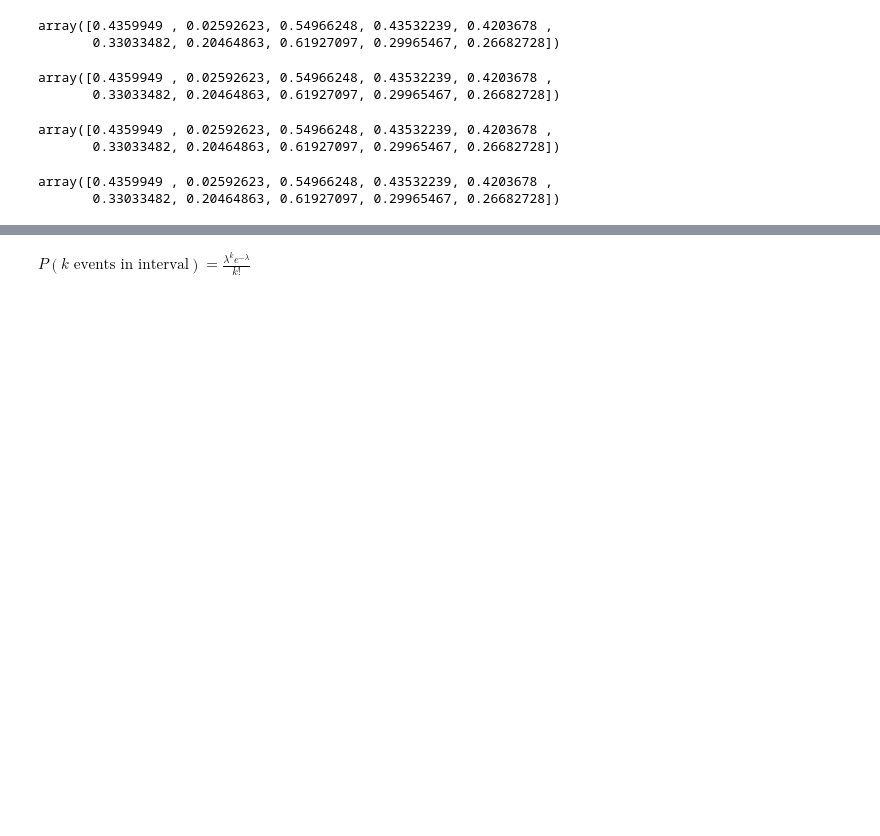
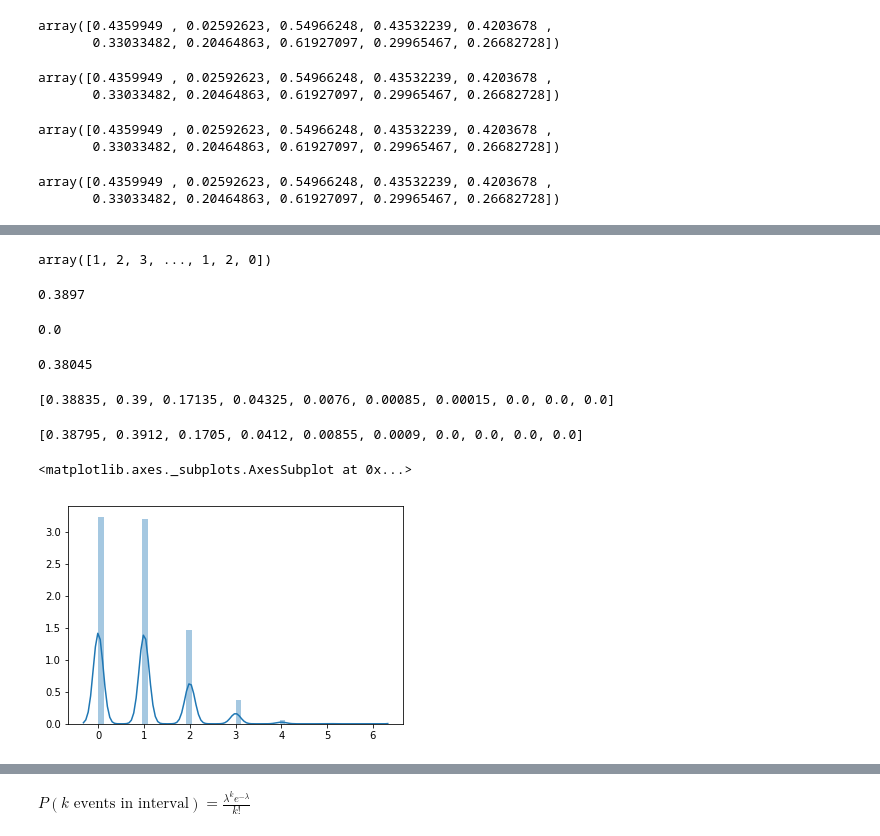
Before and after one commit to angela1C/Programming-for-Data-Analysis-numpy.random-project-2019, a Jupyter notebook: NumpyRandom.ipynb, the cells around one changed output, grey strips where cells are left out. Saved outputs shown, nothing was run; the diff lists cells and outputs as text; code cells hidden in the pictures; blank space fills up the shorter version.

```diff
--- a/NumpyRandom.ipynb
+++ b/NumpyRandom.ipynb
@@ -1511,0 +1653,31 @@ Drawn samples from the parameterized binomial distribution, where each sample is
+# %%
+np.random.binomial(9, 0.1, 20000)
+# %% [output]
+array([1, 2, 3, ..., 1, 2, 0])
+# %%
+sum(np.random.binomial(9, 0.1, 20000) == 0)/20000.
+# %% [output]
+0.3897
+# %%
+sum(np.random.binomial(9, 0.1, 20000) == 9)/20000.
+# %% [output]
+0.0
+# %%
+sum(np.random.binomial(9, 0.1, 20000) == 1)/20000.
+# %% [output]
+0.38045
+# %%
+n,p,size = 9, 0.1, 20000 ## set the probability of success, number of bernouilli trials and number of samples or experiments
+g = lambda x: sum(np.random.binomial(n,p,size)==x)/20000 #
+
+[g(i) for i in range(10)] ## run the lambda function g to get the probabilities for the numbers in the range 0 to 9
+[np.mean(g(i)) for i in range(10)] # get the average
+# %% [output]
+[0.38835, 0.39, 0.17135, 0.04325, 0.0076, 0.00085, 0.00015, 0.0, 0.0, 0.0]
+[0.38795, 0.3912, 0.1705, 0.0412, 0.00855, 0.0009, 0.0, 0.0, 0.0, 0.0]
+# %%
+s1 = np.random.binomial(9, 0.1, 20000)
+sns.distplot(s1)
+# %% [output]
+<matplotlib.axes._subplots.AxesSubplot at 0x...>
+[figure, added]
```
Also changed, not shown: parts of 28 cells of this notebook, 1 other file.
